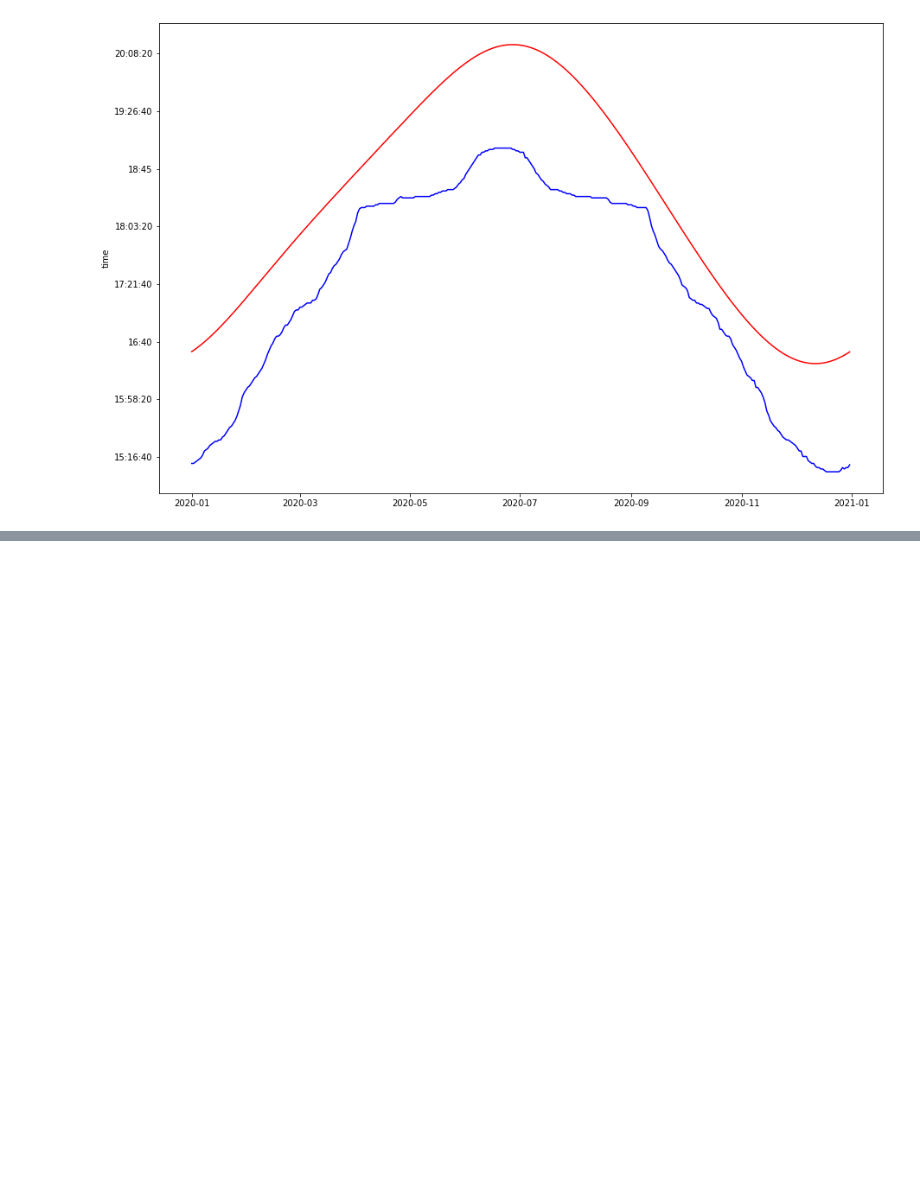
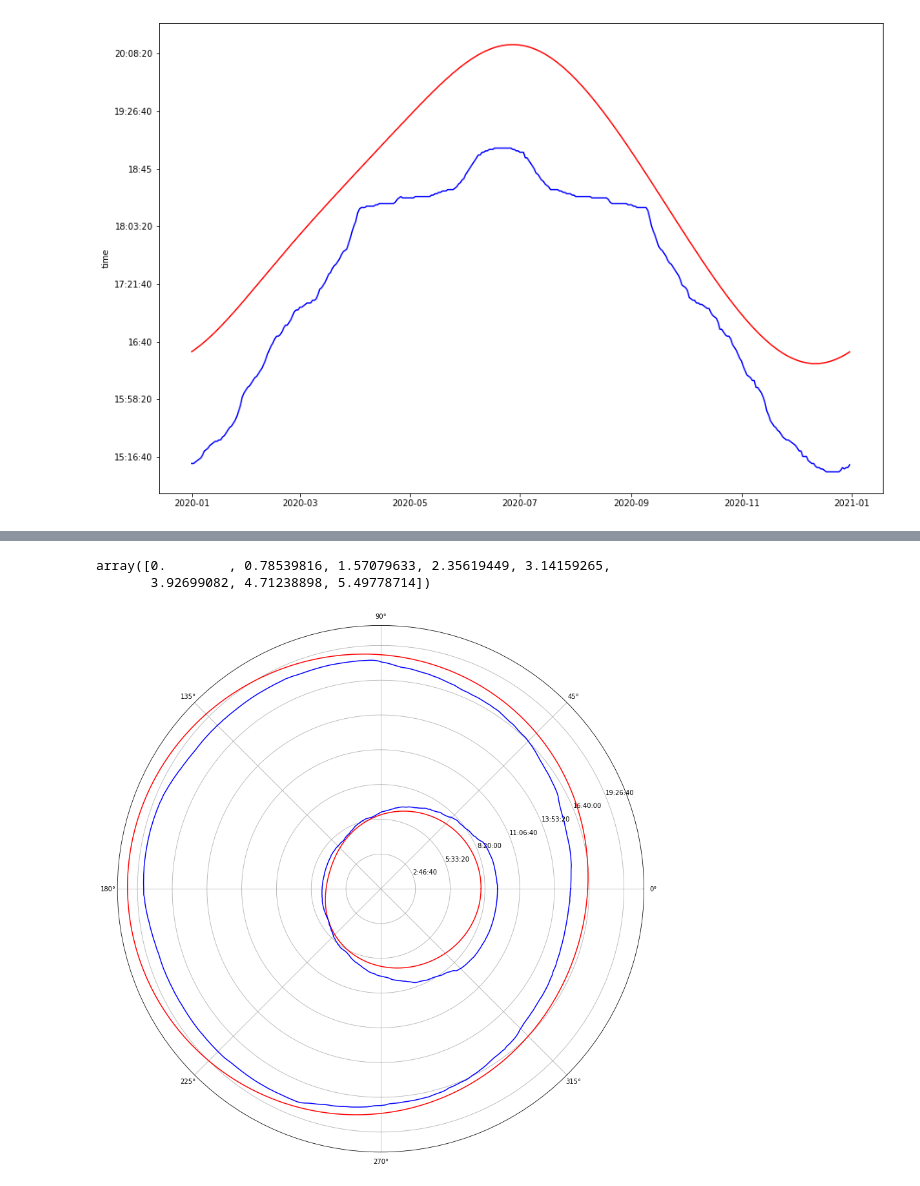
Before and after one commit to Exi666/innsbruck-sunshineduration, a Jupyter notebook: concept.ipynb, the cells around one changed output, grey strips where cells are left out. Cells and saved outputs as stored; diff of their text form; code cells hidden in the pictures; blank space fills up the shorter version.

Commit message:
added polar plot draft

```diff
--- a/concept.ipynb
+++ b/concept.ipynb
@@ -279,3 +279,21 @@ ax.plot_date(df.index, df['SU_eff'], 'b');
 plt.show();
 # %% [output]
 [figure]
+# %%
+# Convert times into total seconds
+def total_seconds(timeobj):
+    t = datetime.combine(date.min, timeobj) - datetime.min
+    return t.total_seconds()
+
+
+df['SA_ast_sec'] = df['SA_ast'].apply(total_seconds)
+df['SU_ast_sec'] = df['SU_ast'].apply(total_seconds)
+df['SA_eff_sec'] = df['SA_eff'].apply(total_seconds)
+df['SU_eff_sec'] = df['SU_eff'].apply(total_seconds)
+
+# Convert date into day of year
+df['yearday'] = pd.Series()
+for i in df.index:
+    df['yearday'].loc[i] = i.timetuple().tm_yday
+
+df
@@ -281,0 +314,30 @@ plt.show();
+# %%
+fig = plt.figure(figsize=(15,15))
+
+ax = plt.axes(projection='polar')
+theta = np.linspace(0, 2*np.pi, 366)
+
+
+plt.polar(theta,df['SU_ast_sec'], 'r' )
+plt.polar(theta,df['SA_ast_sec'], 'r' )
+
+plt.polar(theta,df['SA_eff_sec'], 'b' )
+plt.polar(theta,df['SU_eff_sec'], 'b' )
+
+# aranging y-ticks and labels
+y_tick_dists =  np.arange(10000, 80000, step=10000)
+timestring = lambda x: str(timedelta(seconds=float(x)))
+timestring_v = np.vectorize(timestring)
+yticks(y_tick_dists, timestring_v(y_tick_dists));
+
+# aranging x-ticks and labels
+#angles = np.linspace(0,2*np.pi,len(ax.get_xticklabels())+1)
+#angles[np.cos(angles) < 0] = angles[np.cos(angles) < 0] + np.pi
+#angles = np.rad2deg(angles)
+#for label, angle in zip(ax.get_xticklabels(), angles):
+#    print(label, angle)
+ax.get_xticks()
+# %% [output]
+array([0.        , 0.78539816, 1.57079633, 2.35619449, 3.14159265,
+       3.92699082, 4.71238898, 5.49778714])
+[figure, added]
```
Also changed, not shown: parts of 1 cell of this notebook.
